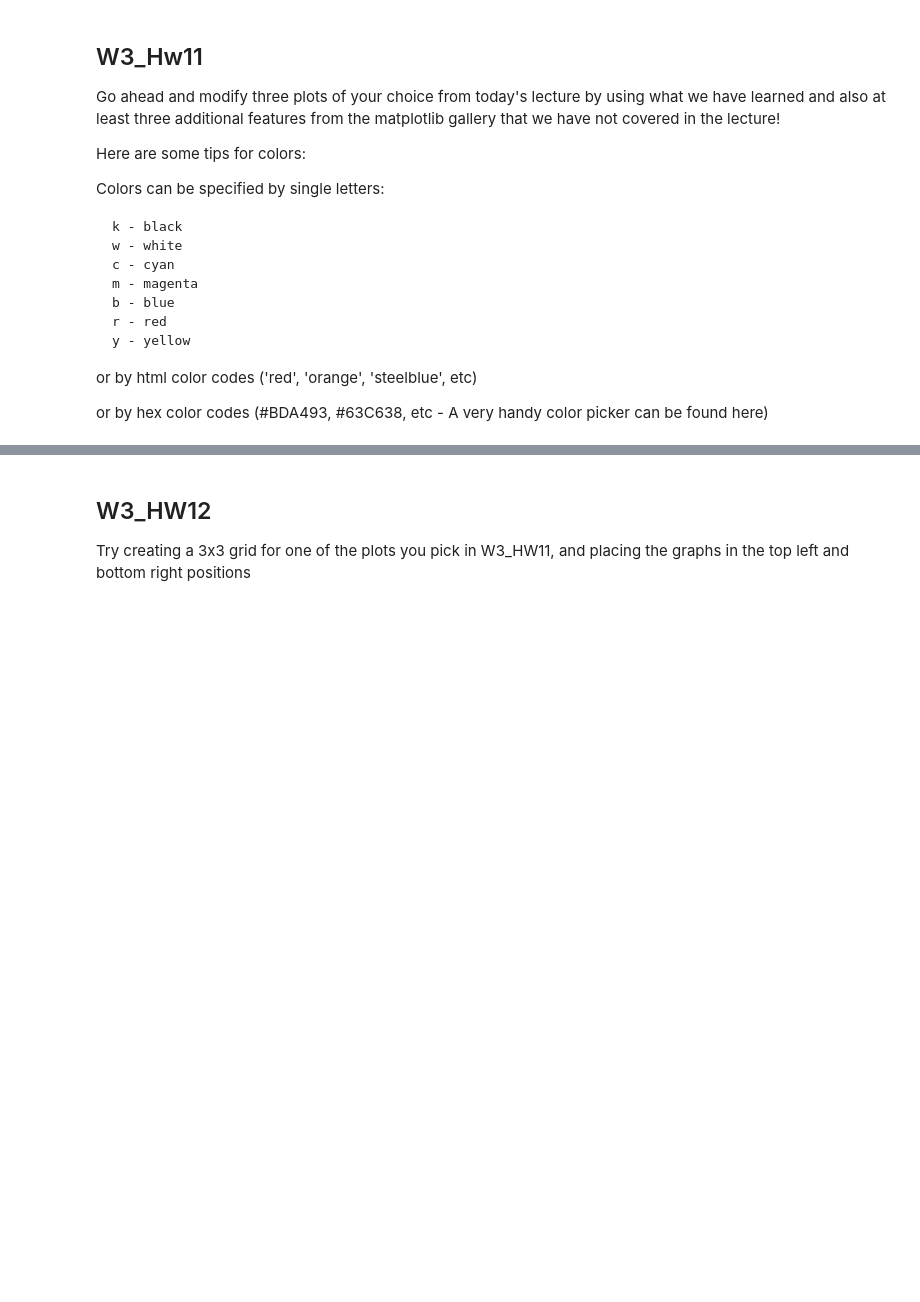
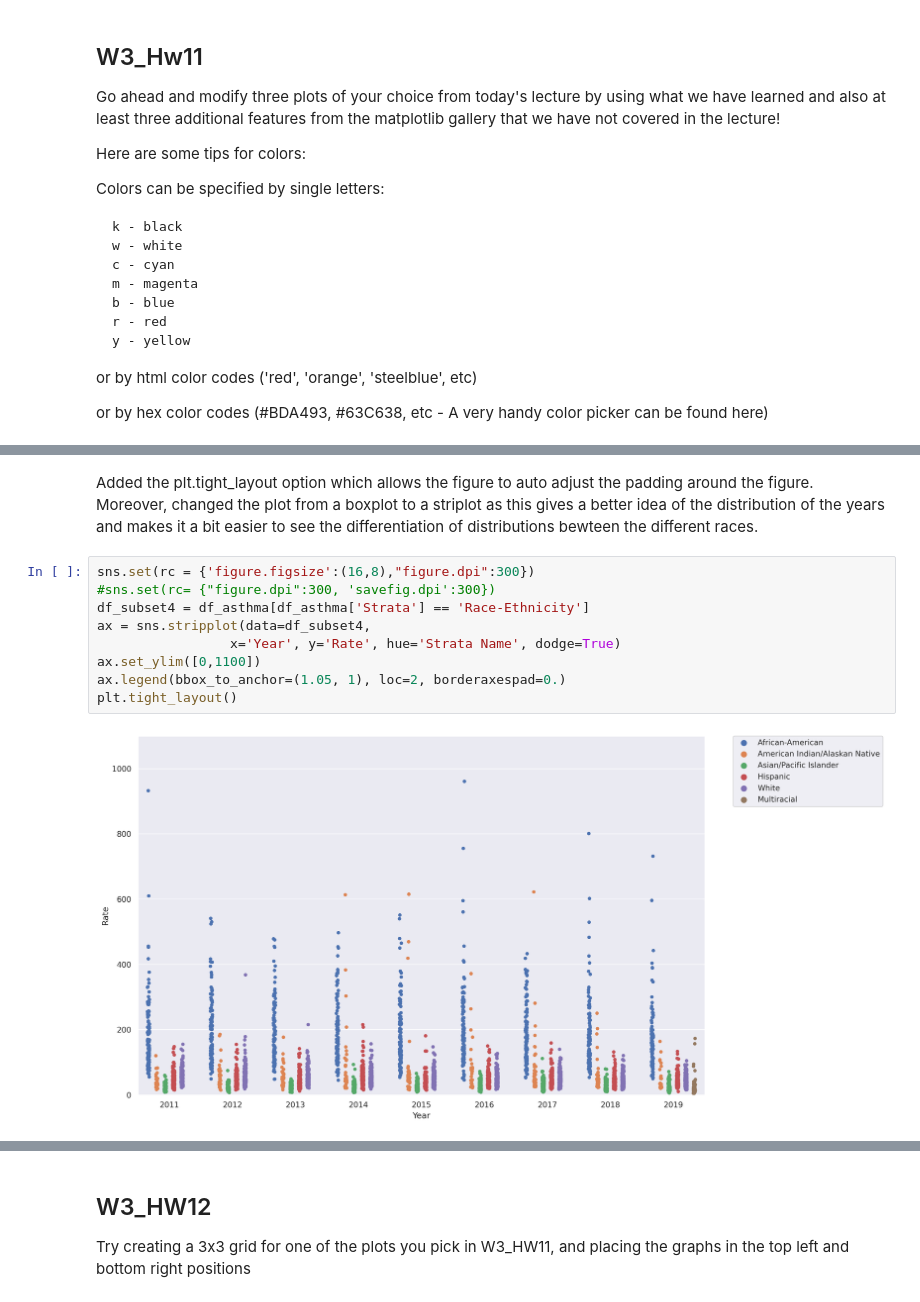
Before and after one commit to ramayyala/TRGN_515, a Jupyter notebook: Homeworks/W3-HWproblems.ipynb, the cells around one changed output, grey strips where cells are left out. Saved outputs shown, nothing was run; the diff lists cells and outputs as text; blank space fills up the shorter version.

```diff
--- a/Homeworks/W3-HWproblems.ipynb
+++ b/Homeworks/W3-HWproblems.ipynb
@@ -20,0 +63,13 @@ or by hex color codes (#BDA493, #63C638, etc - A very handy color picker can be
+# %% [markdown]
+Added the plt.tight_layout option which allows the figure to auto adjust the padding around the figure. Moreover, changed the plot from a boxplot to a striplot as this gives a better idea of the distribution of the years and makes it a bit easier to see the differentiation of distributions bewteen the different races.
+# %%
+sns.set(rc = {'figure.figsize':(16,8),"figure.dpi":300})
+#sns.set(rc= {"figure.dpi":300, 'savefig.dpi':300})
+df_subset4 = df_asthma[df_asthma['Strata'] == 'Race-Ethnicity']
+ax = sns.stripplot(data=df_subset4,
+                 x='Year', y='Rate', hue='Strata Name', dodge=True)
+ax.set_ylim([0,1100])
+ax.legend(bbox_to_anchor=(1.05, 1), loc=2, borderaxespad=0.)
+plt.tight_layout()
+# %% [output]
+[figure, added]
```
Also changed, not shown: parts of 15 cells of this notebook.
